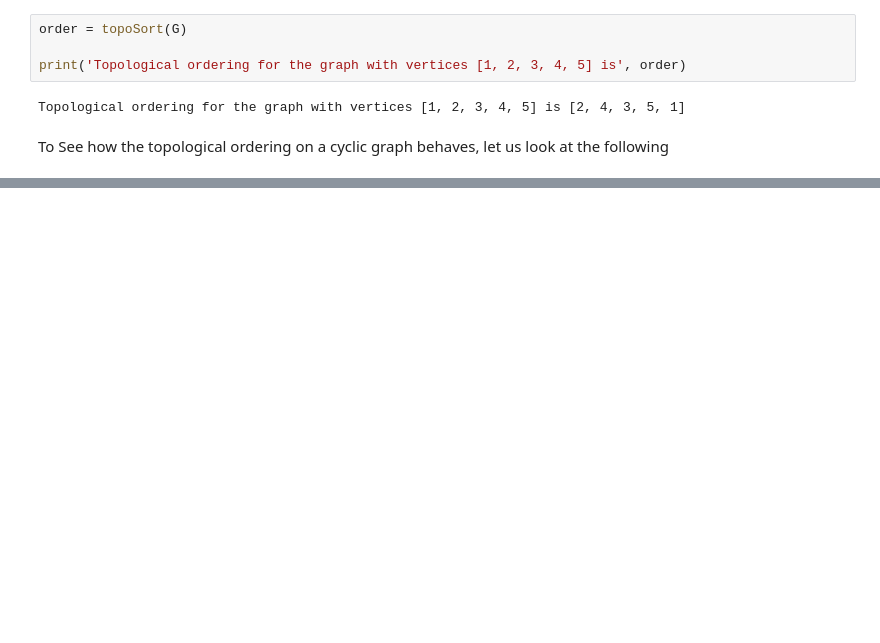
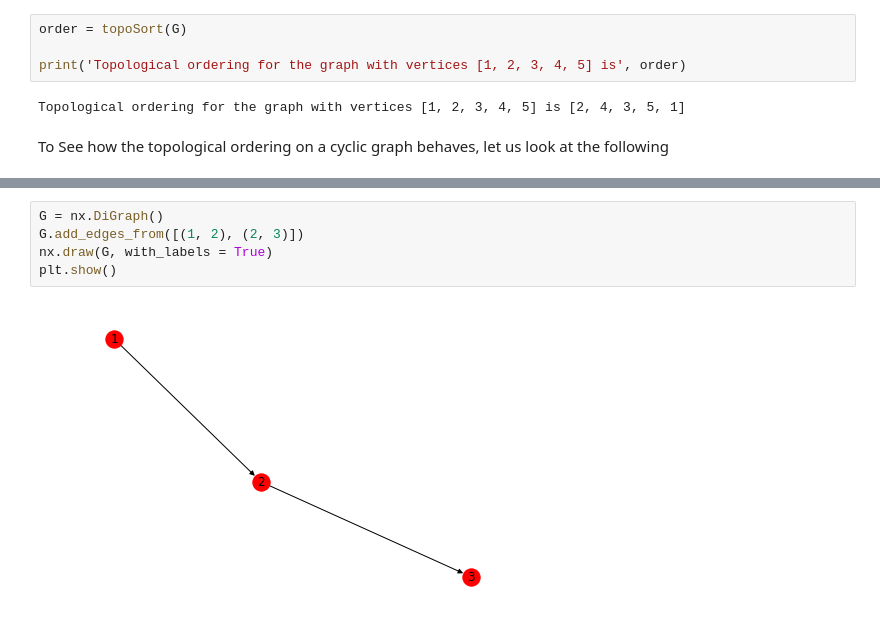
Before and after one commit to amolnayak311/algorithms-illuminated, a Jupyter notebook: Part 2, Graph Algorithms and Data Structures/8. Graph Search and Its Applications.ipynb, the cells around one changed output, grey strips where cells are left out. Drawn from its saved outputs; the diff is of its cells as text; blank space fills up the shorter version.

```diff
--- a/Part 2, Graph Algorithms and Data Structures/8. Graph Search and Its Applications.ipynb
+++ b/Part 2, Graph Algorithms and Data Structures/8. Graph Search and Its Applications.ipynb
@@ -374,0 +392,7 @@ As we see in the above case, the topological ordering never completes successful
+# %%
+G = nx.DiGraph()
+G.add_edges_from([(1, 2), (2, 3)])
+nx.draw(G, with_labels = True)
+plt.show()
+# %% [output]
+[figure, added]
```
Also changed, not shown: parts of 17 cells of this notebook.
